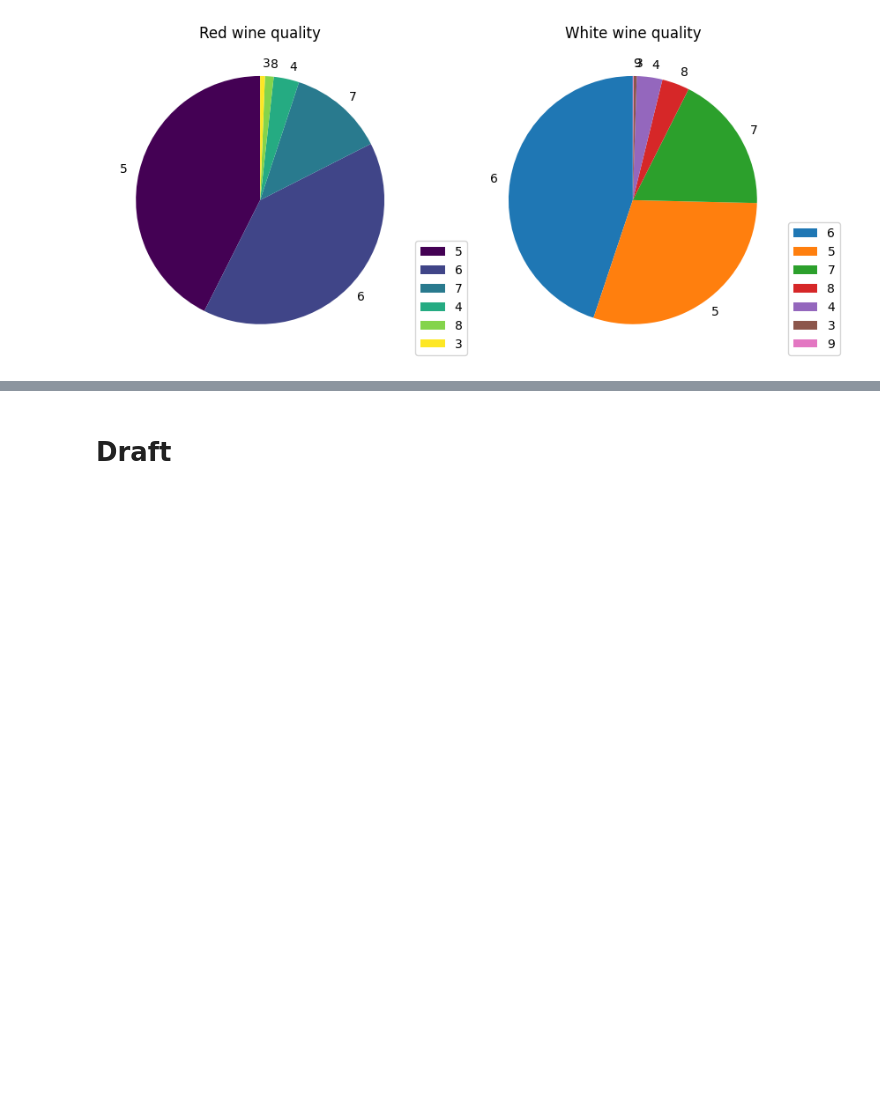
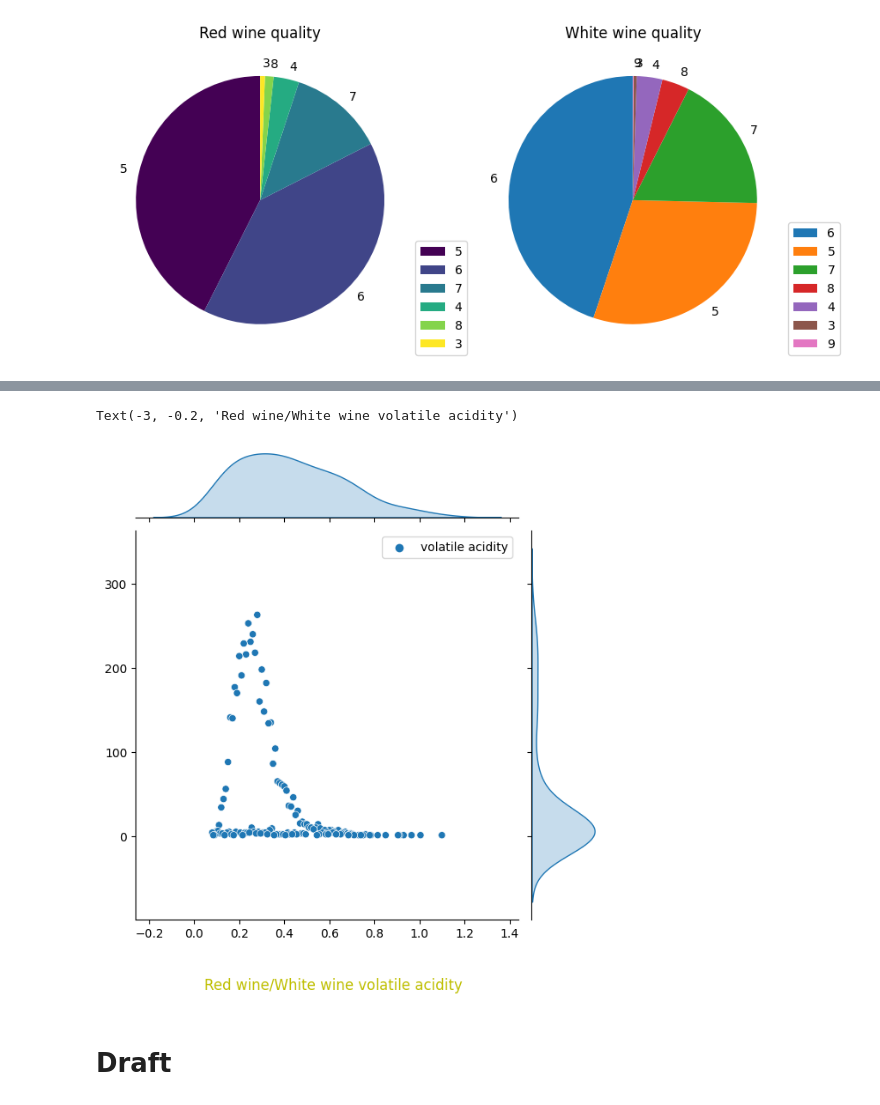
Before and after one commit to Vukhacson/WineQuality, a Jupyter notebook: SMSmall/SMSmall_Wine_quality_data_exploration.ipynb, the cells around one changed output, grey strips where cells are left out. Drawn from its saved outputs; the diff is of its cells as text; code cells hidden in the pictures; blank space fills up the shorter version.

```diff
--- a/SMSmall/SMSmall_Wine_quality_data_exploration.ipynb
+++ b/SMSmall/SMSmall_Wine_quality_data_exploration.ipynb
@@ -292,3 +292,16 @@ Text(1.0, 1.0, 'White wine fixed acidity')
+# %%
+#Dat
+
+# Volatile_acidity joint chart
+
+red_wine_volatile_acidity = df_red_wine['volatile acidity'].value_counts()
+white_wine_volatile_acidity = df_white_wine['volatile acidity'].value_counts()
+
+sns.jointplot(data=[red_wine_volatile_acidity, white_wine_volatile_acidity])
+plt.title("Red wine/White wine volatile acidity", x=-3,y=-0.2, color='y')
+# %% [output]
+Text(-3, -0.2, 'Red wine/White wine volatile acidity')
+[figure, added]
 # %% [markdown]
 # Draft
 # %% [markdown]
```
Also changed, not shown: parts of 2 cells of this notebook.
